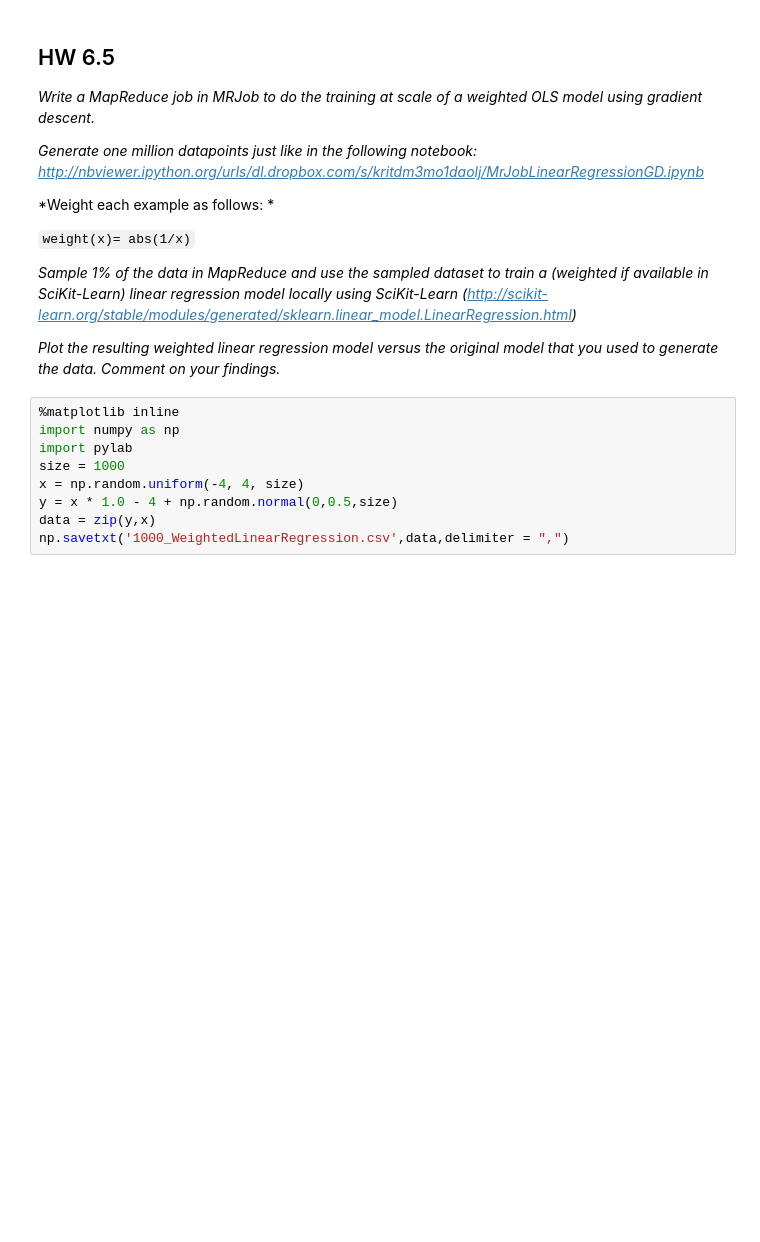
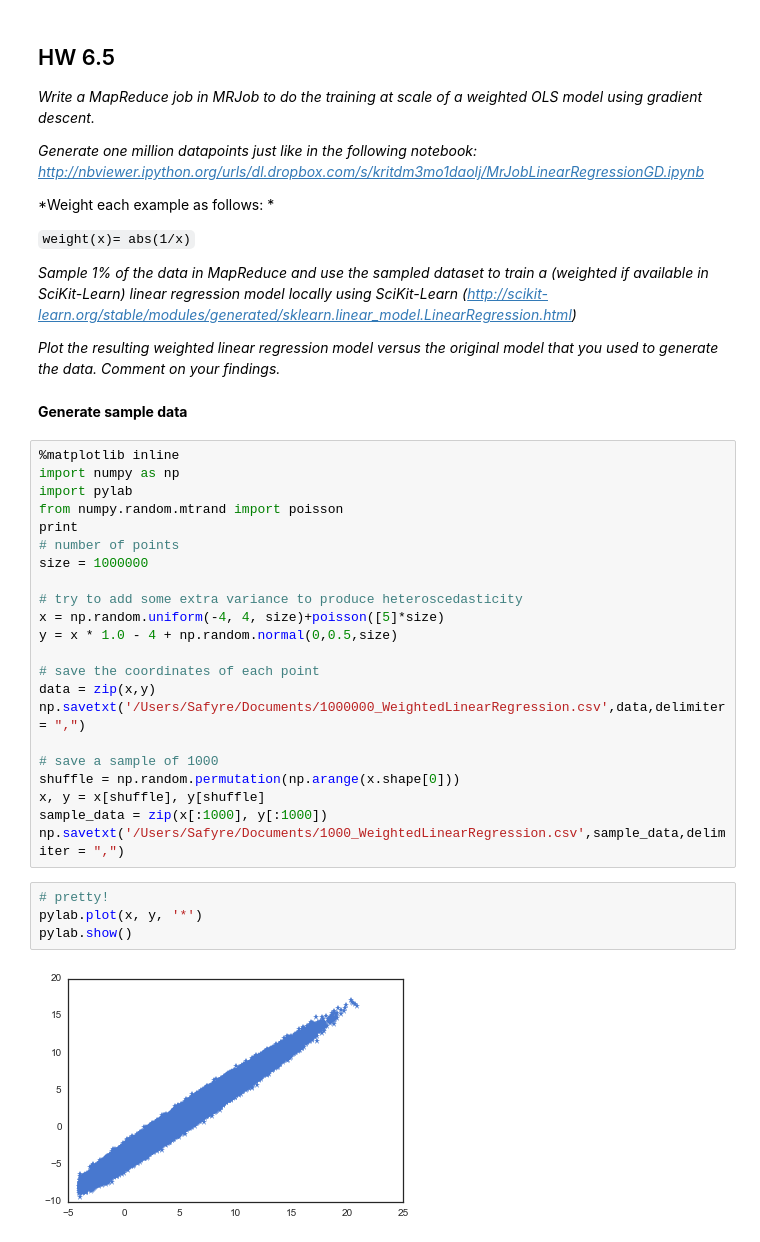
Before and after one commit to saffrydaffry/w261_machine_learning, a Jupyter notebook: MIDS-W261-2016-Week06-Anderson.ipynb, the cells around one changed output. Saved outputs shown, nothing was run; the diff lists cells and outputs as text; blank space fills up the shorter version.

```diff
--- a/MIDS-W261-2016-Week06-Anderson.ipynb
+++ b/MIDS-W261-2016-Week06-Anderson.ipynb
@@ -186,12 +200,33 @@ The derivative of the exponent cancels the fraction outside the summation.
 *Sample 1% of the data in MapReduce and use the sampled dataset to train a (weighted if available in SciKit-Learn) linear regression model locally using  SciKit-Learn (http://scikit-learn.org/stable/modules/generated/sklearn.linear_model.LinearRegression.html)*
 
 *Plot the resulting weighted linear regression model versus the original model that you used to generate the data. Comment on your findings.*
+# %% [markdown]
+**Generate sample data**
 # %%
 %matplotlib inline
 import numpy as np
 import pylab
-size = 1000
-x = np.random.uniform(-4, 4, size)
+from numpy.random.mtrand import poisson
+print
+# number of points
+size = 1000000
+
+# try to add some extra variance to produce heteroscedasticity
+x = np.random.uniform(-4, 4, size)+poisson([5]*size)
 y = x * 1.0 - 4 + np.random.normal(0,0.5,size)
-data = zip(y,x)
-np.savetxt('1000_WeightedLinearRegression.csv',data,delimiter = ",")
+
+# save the coordinates of each point
+data = zip(x,y)
+np.savetxt('/Users/Safyre/Documents/1000000_WeightedLinearRegression.csv',data,delimiter = ",")
+
+# save a sample of 1000
+shuffle = np.random.permutation(np.arange(x.shape[0]))
+x, y = x[shuffle], y[shuffle]
+sample_data = zip(x[:1000], y[:1000])
+np.savetxt('/Users/Safyre/Documents/1000_WeightedLinearRegression.csv',sample_data,delimiter = ",")
+# %%
+# pretty!
+pylab.plot(x, y, '*')
+pylab.show()
+# %% [output]
+[figure, added]
```
Also changed, not shown: parts of 10 cells of this notebook.
